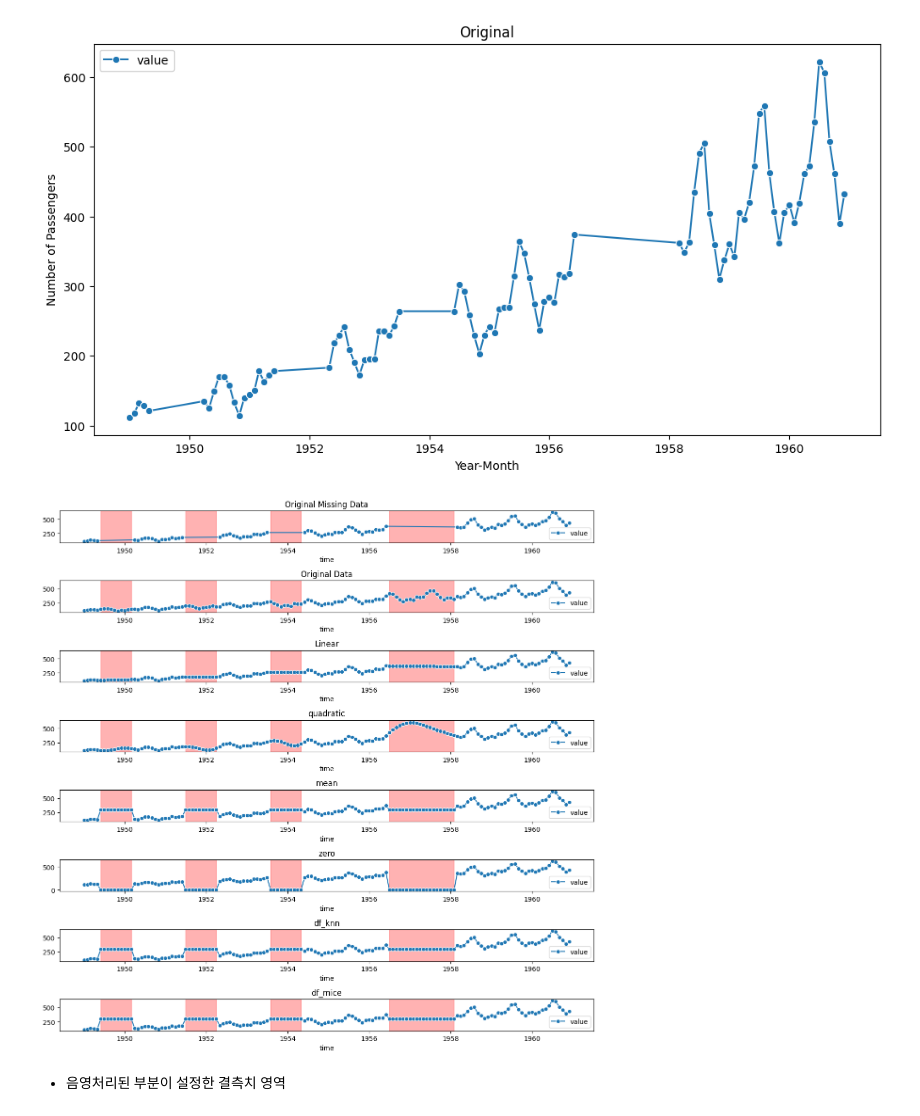
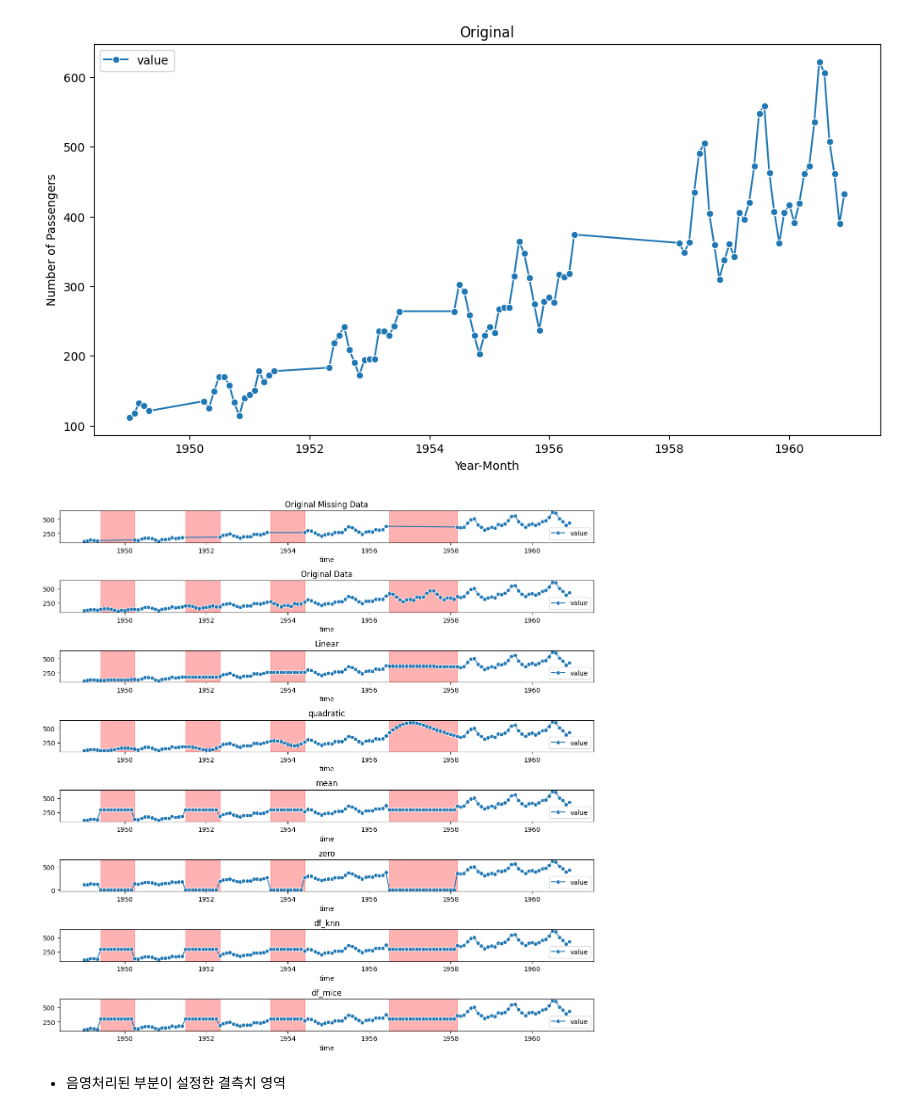
Before and after one commit to jyj1206/BDA_9th_Pandas, a Jupyter notebook: 4주차_결측치.ipynb, the cells around one changed output. Drawn from its saved outputs; the diff is of its cells as text; code cells hidden in the pictures.

```diff
--- a/4주차_결측치.ipynb
+++ b/4주차_결측치.ipynb
@@ -30,12 +30,13 @@ df.head()
 # %%
 # 데이터셋 복사
 df_sp = df.copy()
-# %%
-# 결측치 만들기
-df.iloc[5:15, :] = np.nan
-df.iloc[30:40, :] = np.nan
-df.iloc[55:65, :] = np.nan
-df.iloc[90:110, :] = np.nan
+# %%
+## 결측치 만들기
+# 결측치 구간 범위
+nan_ranges = [(5, 15), (30, 40), (55, 65), (90, 110)]
+
+for start, end in nan_ranges:
+  df.iloc[start:end, :] = np.nan
 # %%
 # 결측치 데이터 시각화
 plt.figure(figsize=(12, 6))
@@ -75,41 +76,38 @@ df_mice = pd.DataFrame(df_mice, columns = ['value'], index = df.index)
 # 결과 시각화
 fig, axs = plt.subplots(8,1,figsize=(12,12))
 
-# 결측치 구간 범위
-nan_ranges = [(5, 15), (30, 40), (55, 65), (90, 110)]
-
 # 그래프를 그리기 전에 결측치 구간 강조
 for ax in axs:
     for start, end in nan_ranges:
-        ax.axvspan(df.index[start], df.index[end-1], color='red', alpha=0.3)
+        ax.axvspan(df.index[start], df.index[end], color='red', alpha=0.3)
 
 sns.lineplot(data= df, marker='o',ax=axs[0], legend='auto')
 axs[0].set_title('Original Missing Data')
 
 sns.lineplot(data= df_sp, marker='o',ax=axs[1], legend='auto')
 axs[1].set_title('Original Data')
 
 sns.lineplot(data= df_linear, marker='o',ax=axs[2], legend='auto')
 axs[2].set_title('Linear')
 
 sns.lineplot(data= df_quadratic, marker='o',ax=axs[3], legend='auto')
 axs[3].set_title('quadratic')
 
 sns.lineplot(data= df_mean, marker='o',ax=axs[4], legend='auto')
 axs[4].set_title('mean')
 
 sns.lineplot(data= df_zero, marker='o',ax=axs[5], legend='auto')
 axs[5].set_title('zero')
 
 sns.lineplot(data= df_knn, marker='o',ax=axs[6], legend='auto')
 axs[6].set_title('df_knn')
 
 sns.lineplot(data= df_mice, marker='o',ax=axs[7], legend='auto')
 axs[7].set_title('df_mice')
 
 plt.tight_layout()
 plt.show()
 # %% [output]
-[figure, old version]
+[figure, new version]
 # %% [markdown]
 - 음영처리된 부분이 설정한 결측치 영역
```
